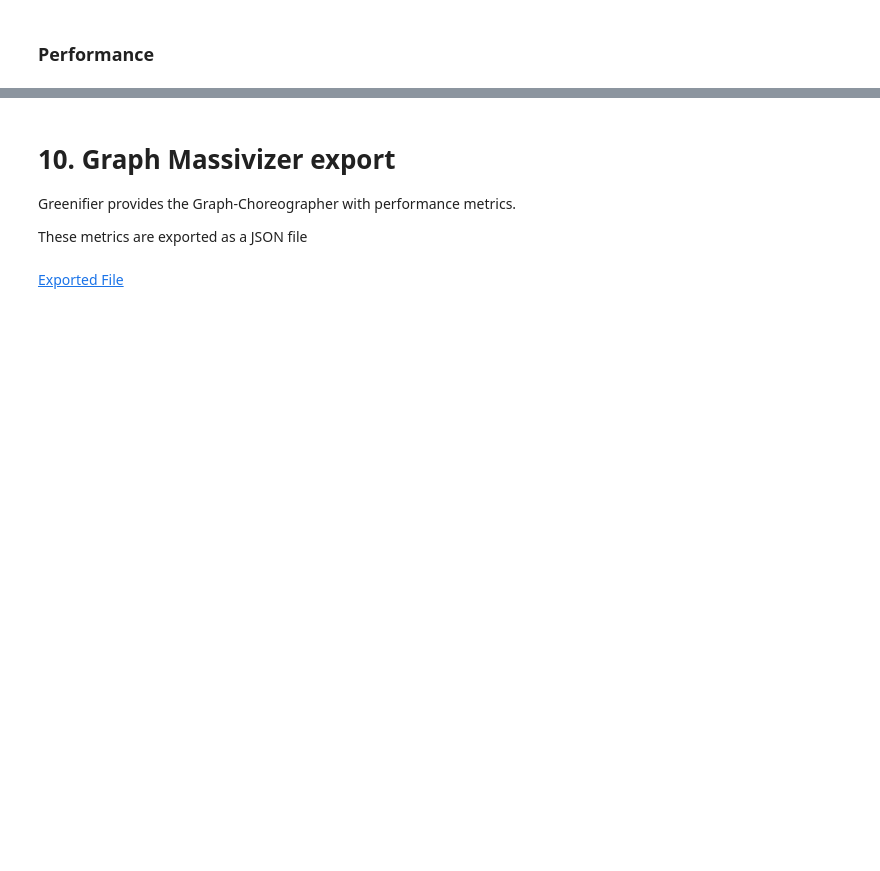
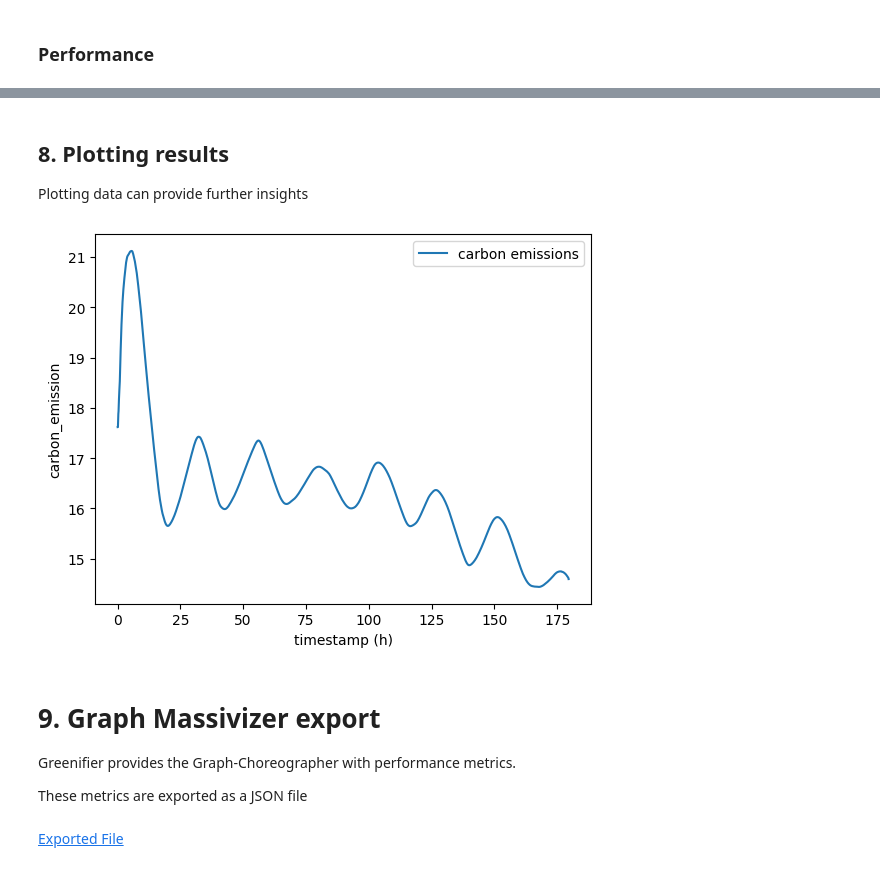
Before and after one commit to jdonkervliet/graph-greenifier, a Jupyter notebook: demo/demo.ipynb, the cells around one changed output, grey strips where cells are left out. Cells and saved outputs as stored; diff of their text form; code cells hidden in the pictures; blank space fills up the shorter version.

```diff
--- a/demo/demo.ipynb
+++ b/demo/demo.ipynb
@@ -113,5 +115,13 @@ The data center emitted 3.44 kg of carbon during the workload
+# %% [markdown]
+## 8. Plotting results
+
+Plotting data can provide further insights
+# %%
+utils.plotHosts(df_host, "carbon_emission", "sum", "carbon emissions")
+# %% [output]
+[figure, added]
 # %% [markdown]
-# 10. Graph Massivizer export
+# 9. Graph Massivizer export
 
 Greenifier provides the Graph-Choreographer with performance metrics.
 
```
Also changed, not shown: parts of 7 cells of this notebook, 5 other files.
